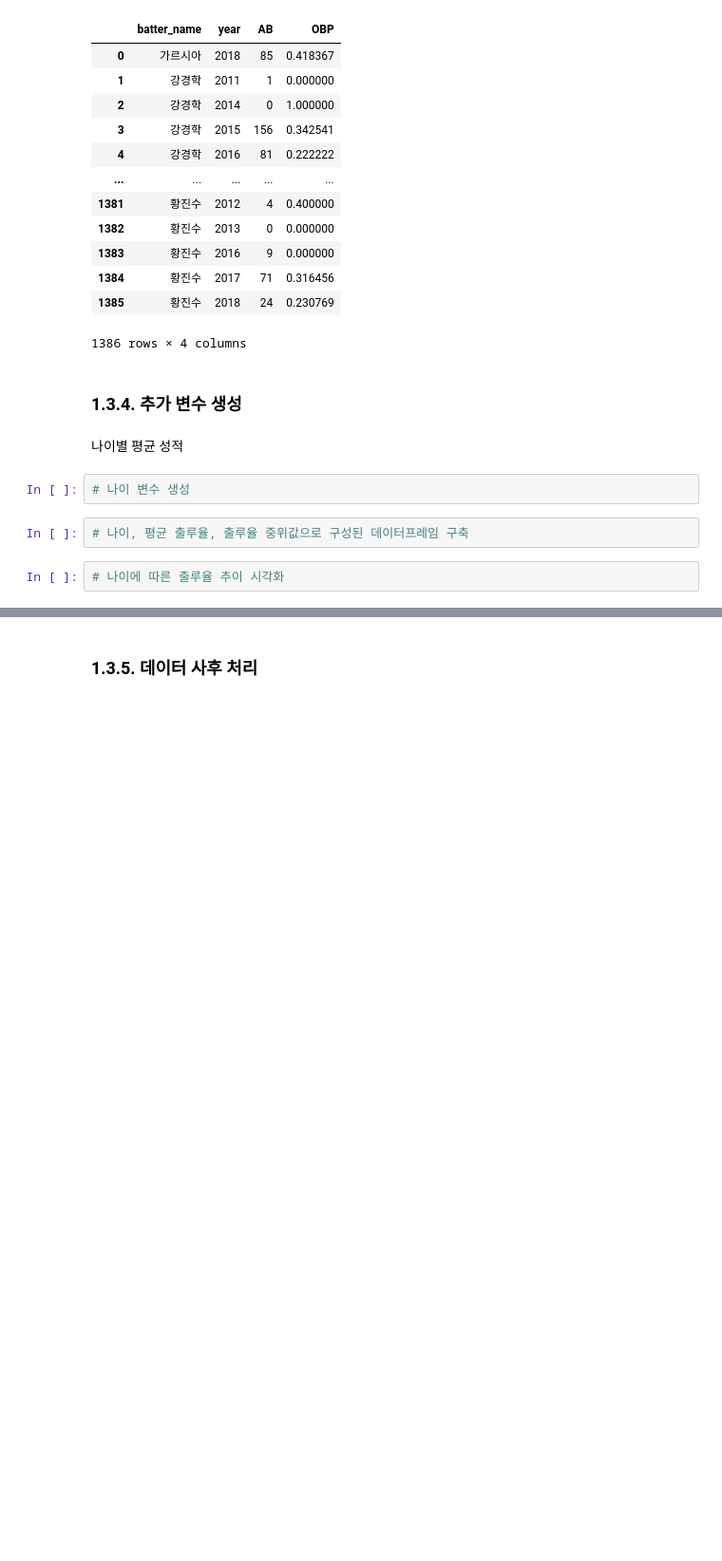
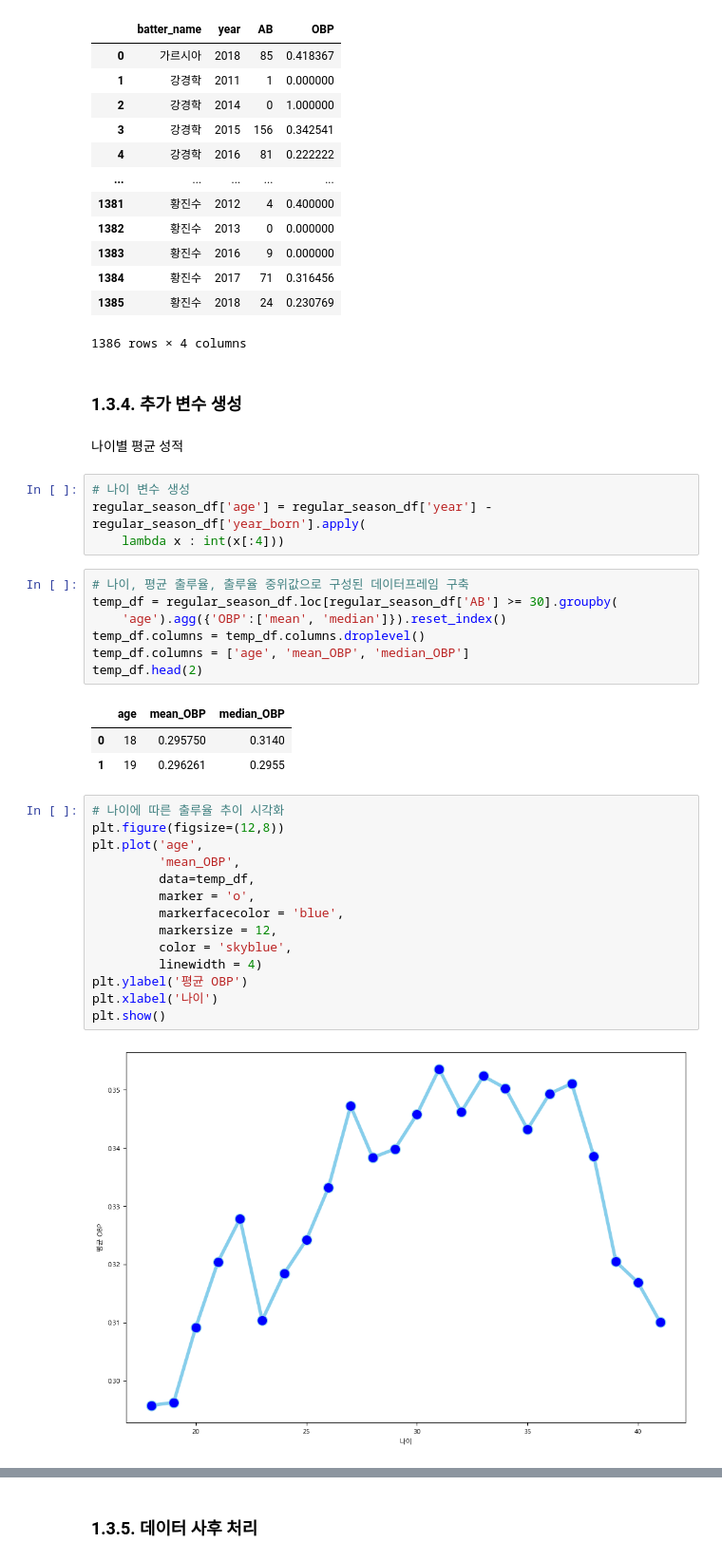
Before and after one commit to ThatHomr/python_ex_my, a Jupyter notebook: 09_시계열/ch01_/ch01_/batter_OPS_prediction.ipynb, the cells around one changed output, grey strips where cells are left out. Shown at 95% size. Saved outputs shown, nothing was run; the diff lists cells and outputs as text; blank space fills up the shorter version.

```diff
--- a/09_시계열/ch01_/ch01_/batter_OPS_prediction.ipynb
+++ b/09_시계열/ch01_/ch01_/batter_OPS_prediction.ipynb
@@ -1051,9 +1051,34 @@ sum_hf_yr_OBP
 ### 1.3.4. 추가 변수 생성
 # %% [markdown]
 <a id='m5'>나이별 평균 성적</a>
-# %%
-# 나이 변수 생성
-# %%
-# 나이, 평균 출루율, 출루율 중위값으로 구성된 데이터프레임 구축
-# %%
-# 나이에 따른 출루율 추이 시각화
+# %%
+# 나이 변수 생성
+regular_season_df['age'] = regular_season_df['year'] - regular_season_df['year_born'].apply(
+    lambda x : int(x[:4]))
+# %%
+# 나이, 평균 출루율, 출루율 중위값으로 구성된 데이터프레임 구축
+temp_df = regular_season_df.loc[regular_season_df['AB'] >= 30].groupby(
+    'age').agg({'OBP':['mean', 'median']}).reset_index()
+temp_df.columns = temp_df.columns.droplevel()
+temp_df.columns = ['age', 'mean_OBP', 'median_OBP']
+temp_df.head(2)
+# %% [output]
+|  | age | mean_OBP | median_OBP |
+| 0 | 18 | 0.295750 | 0.3140 |
+| 1 | 19 | 0.296261 | 0.2955 |
+# %%
+# 나이에 따른 출루율 추이 시각화
+plt.figure(figsize=(12,8))
+plt.plot('age',
+         'mean_OBP',
+         data=temp_df,
+         marker = 'o',
+         markerfacecolor = 'blue',
+         markersize = 12,
+         color = 'skyblue',
+         linewidth = 4)
+plt.ylabel('평균 OBP')
+plt.xlabel('나이')
+plt.show()
+# %% [output]
+[figure, added]
```
Also changed, not shown: parts of 9 cells of this notebook, 1 other file.
